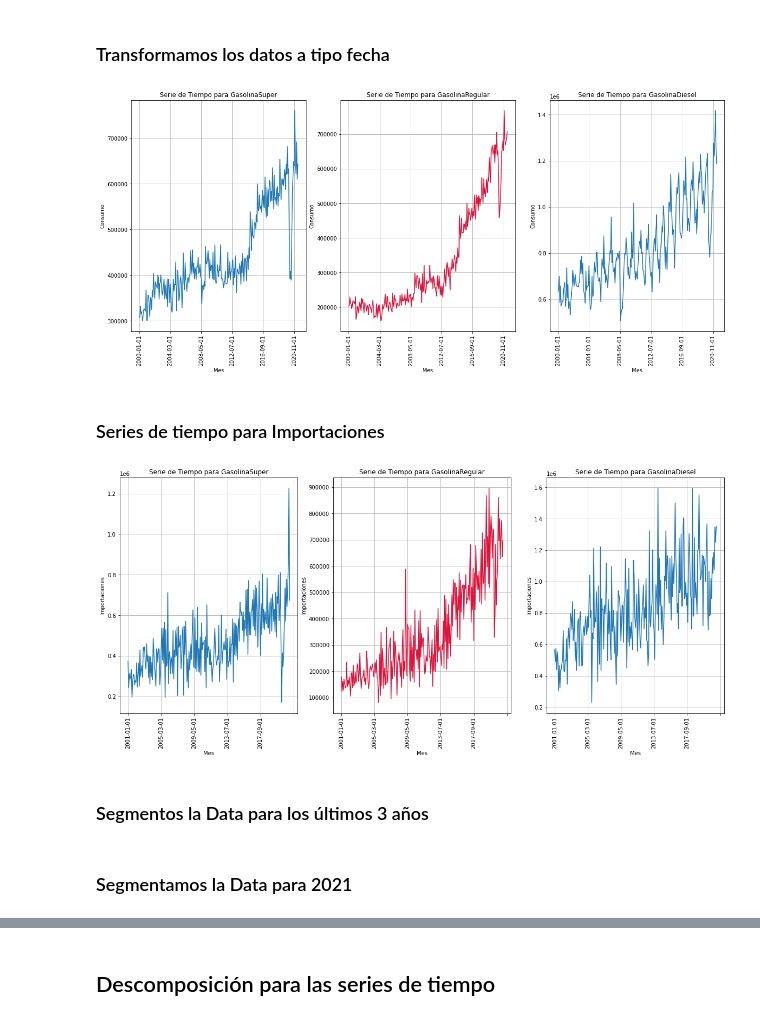
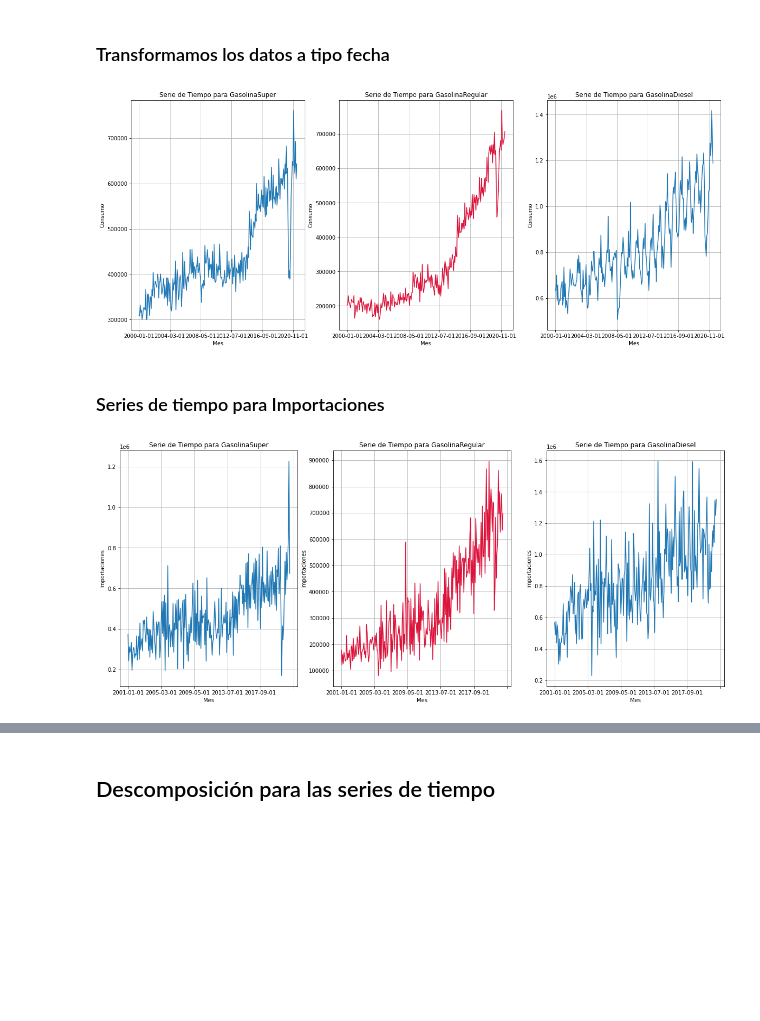
Before and after one commit to karinaValladares/cc3006-Lab-1, a Jupyter notebook: Lab2.ipynb, the cells around one changed output, grey strips where cells are left out. Saved outputs shown, nothing was run; the diff lists cells and outputs as text; code cells hidden in the pictures; blank space fills up the shorter version.

```diff
--- a/Lab2.ipynb
+++ b/Lab2.ipynb
@@ -397,30 +422,27 @@ data_imp.index = data_imp["Fechas"]
 # %%
 fig = plt.figure(figsize=(20,8))
 ax = fig.add_subplot(131)
 data_con["GasolinaSuper"].plot()
 plt.grid()
 plt.title("Serie de Tiempo para GasolinaSuper")
 plt.ylabel("Consumo")
 plt.xlabel("Mes")
-plt.xticks(rotation=90)
 ax = fig.add_subplot(132)
 data_con["GasolinaRegular"].plot(color = "crimson")
 plt.grid()
 plt.title("Serie de Tiempo para GasolinaRegular")
 plt.ylabel("Consumo")
 plt.xlabel("Mes")
-plt.xticks(rotation=90)
 ax = fig.add_subplot(133)
 data_con["Diesel"].plot()
 plt.grid()
 plt.title("Serie de Tiempo para GasolinaDiesel")
 plt.ylabel("Consumo")
 plt.xlabel("Mes")
-plt.xticks(rotation=90)
 plt.axis('tight')
 plt.show()
 # %% [output]
-[figure, old version]
+[figure, new version]
 # %% [markdown]
 ### Series de tiempo para Importaciones
 # %%
@@ -431,24 +453,19 @@ plt.grid()
 plt.title("Serie de Tiempo para GasolinaSuper")
 plt.ylabel("Importaciones")
 plt.xlabel("Mes")
-plt.xticks(rotation=90)
 ax = fig.add_subplot(132)
 data_imp["GasolinaRegular"].plot(color = "crimson")
 plt.grid()
 plt.title("Serie de Tiempo para GasolinaRegular")
 plt.ylabel("Importaciones")
 plt.xlabel("Mes")
-plt.xticks(rotation=90)
 ax = fig.add_subplot(133)
 data_imp["Diesel"].plot()
 plt.grid()
 plt.title("Serie de Tiempo para GasolinaDiesel")
 plt.ylabel("Importaciones")
 plt.xlabel("Mes")
-plt.xticks(rotation=90)
 plt.axis('tight')
 plt.show()
 # %% [output]
-[figure, old version]
+[figure, new version]
-# %% [markdown]
-### Segmentos la Data para los últimos 3 años
@@ -464,2 +471,0 @@ data_imp_test = data_separar_imp.iloc[201:, :]
-# %% [markdown]
-### Segmentamos la Data para 2021
```
Also changed, not shown: parts of 92 cells of this notebook.
